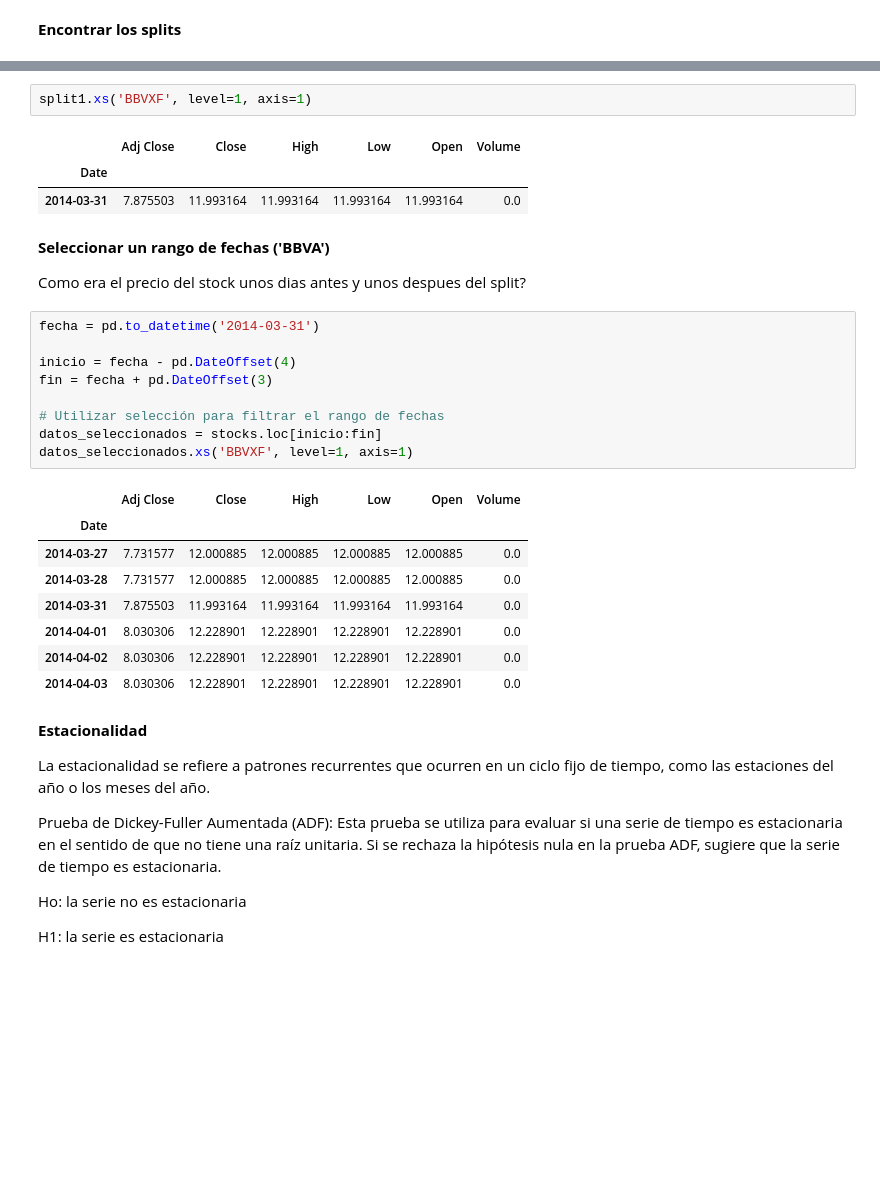
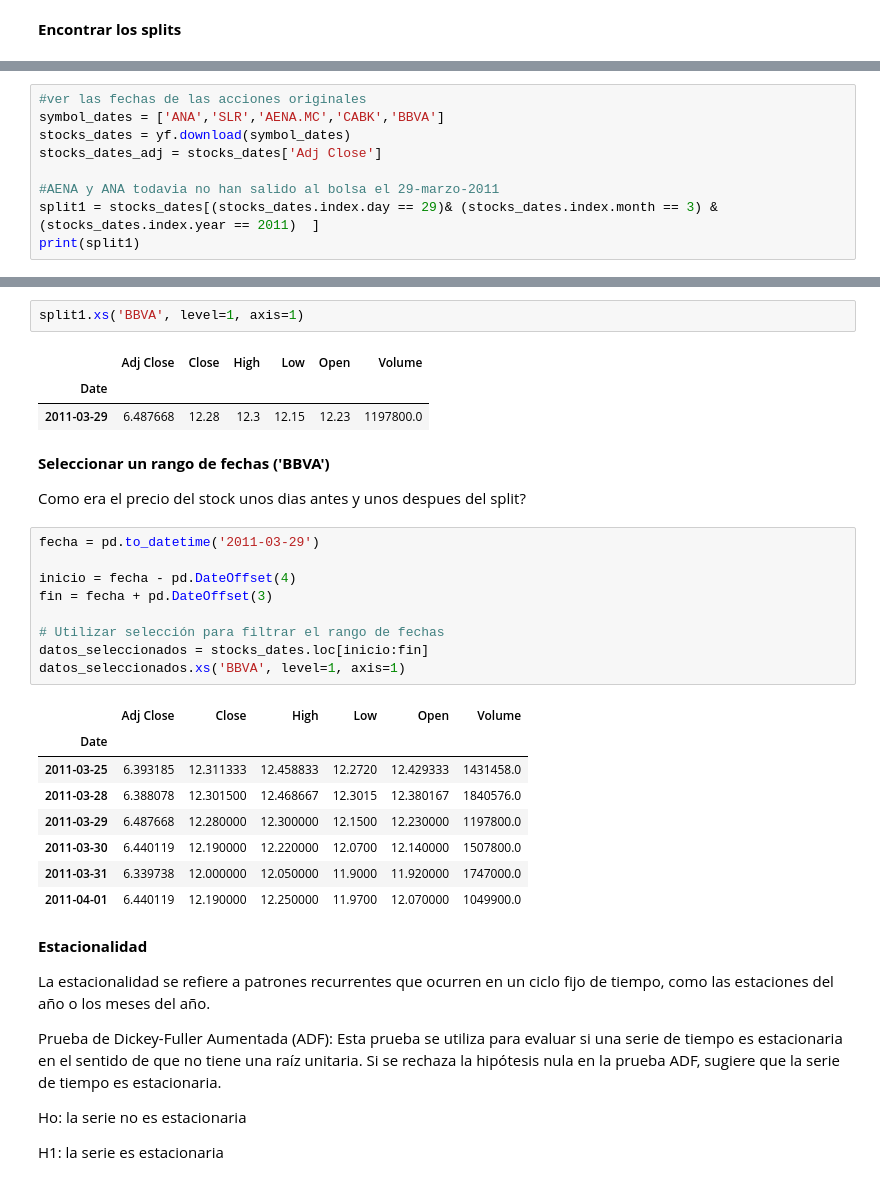
Before and after one commit to venidaydream/Intro_to_Big_Data, a Jupyter notebook: big_data_3_entrega_IBEX35.ipynb, the cells around one changed output, grey strips where cells are left out. Drawn from its saved outputs; the diff is of its cells as text; blank space fills up the shorter version.

```diff
--- a/big_data_3_entrega_IBEX35.ipynb
+++ b/big_data_3_entrega_IBEX35.ipynb
@@ -254,0 +299,9 @@ Date
+# %%
+#ver las fechas de las acciones originales
+symbol_dates = ['ANA','SLR','AENA.MC','CABK','BBVA']
+stocks_dates = yf.download(symbol_dates)
+stocks_dates_adj = stocks_dates['Adj Close']
+
+#AENA y ANA todavia no han salido al bolsa el 29-marzo-2011
+split1 = stocks_dates[(stocks_dates.index.day == 29)& (stocks_dates.index.month == 3) & (stocks_dates.index.year == 2011)  ]
+print(split1)
@@ -255,31 +326,31 @@ Date
 # %%
-split1.xs('BBVXF', level=1, axis=1)
+split1.xs('BBVA', level=1, axis=1)
 # %% [output]
 |  | Adj Close | Close | High | Low | Open | Volume |
 | Date |  |  |  |  |  |  |
-| 2014-03-31 | 7.875503 | 11.993164 | 11.993164 | 11.993164 | 11.993164 | 0.0 |
+| 2011-03-29 | 6.487668 | 12.28 | 12.3 | 12.15 | 12.23 | 1197800.0 |
 # %% [markdown]
 **Seleccionar un rango de fechas ('BBVA')**
 
 Como era el precio del stock unos dias antes y unos despues del split?
 # %%
-fecha = pd.to_datetime('2014-03-31')
+fecha = pd.to_datetime('2011-03-29')
 
 inicio = fecha - pd.DateOffset(4)
 fin = fecha + pd.DateOffset(3)
 
 # Utilizar selección para filtrar el rango de fechas
-datos_seleccionados = stocks.loc[inicio:fin]
-datos_seleccionados.xs('BBVXF', level=1, axis=1)
+datos_seleccionados = stocks_dates.loc[inicio:fin]
+datos_seleccionados.xs('BBVA', level=1, axis=1)
 # %% [output]
 |  | Adj Close | Close | High | Low | Open | Volume |
 | Date |  |  |  |  |  |  |
-| 2014-03-27 | 7.731577 | 12.000885 | 12.000885 | 12.000885 | 12.000885 | 0.0 |
-| 2014-03-28 | 7.731577 | 12.000885 | 12.000885 | 12.000885 | 12.000885 | 0.0 |
-| 2014-03-31 | 7.875503 | 11.993164 | 11.993164 | 11.993164 | 11.993164 | 0.0 |
-| 2014-04-01 | 8.030306 | 12.228901 | 12.228901 | 12.228901 | 12.228901 | 0.0 |
-| 2014-04-02 | 8.030306 | 12.228901 | 12.228901 | 12.228901 | 12.228901 | 0.0 |
-| 2014-04-03 | 8.030306 | 12.228901 | 12.228901 | 12.228901 | 12.228901 | 0.0 |
+| 2011-03-25 | 6.393185 | 12.311333 | 12.458833 | 12.2720 | 12.429333 | 1431458.0 |
+| 2011-03-28 | 6.388078 | 12.301500 | 12.468667 | 12.3015 | 12.380167 | 1840576.0 |
+| 2011-03-29 | 6.487668 | 12.280000 | 12.300000 | 12.1500 | 12.230000 | 1197800.0 |
+| 2011-03-30 | 6.440119 | 12.190000 | 12.220000 | 12.0700 | 12.140000 | 1507800.0 |
+| 2011-03-31 | 6.339738 | 12.000000 | 12.050000 | 11.9000 | 11.920000 | 1747000.0 |
+| 2011-04-01 | 6.440119 | 12.190000 | 12.250000 | 11.9700 | 12.070000 | 1049900.0 |
 # %% [markdown]
 **Estacionalidad**
 
```
Also changed, not shown: parts of 17 cells of this notebook.
